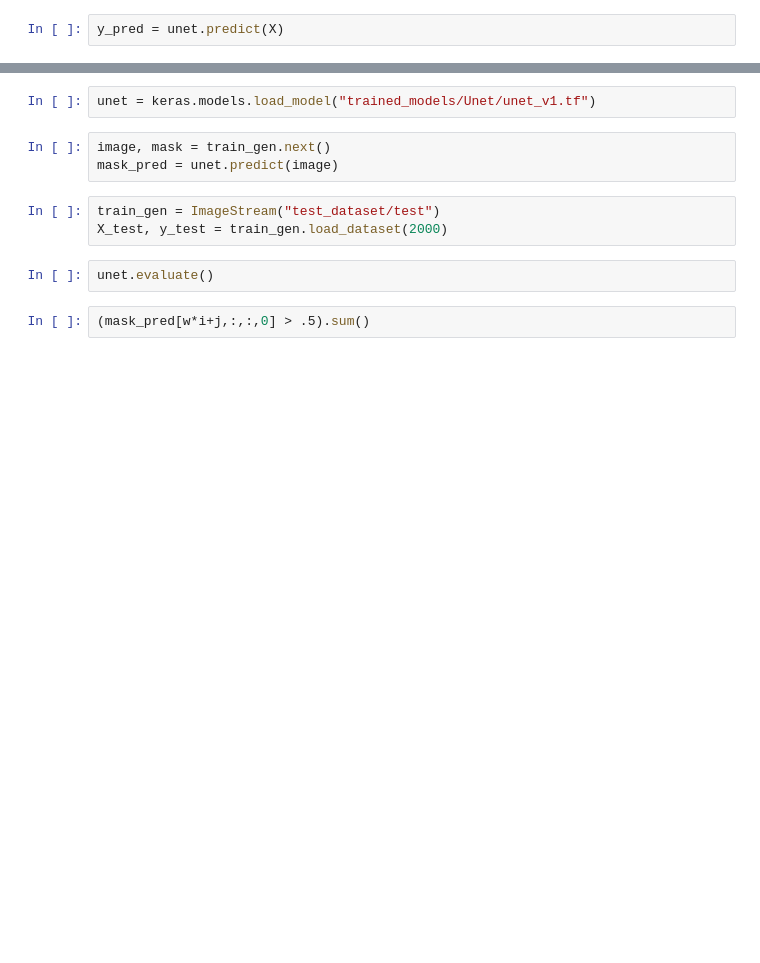
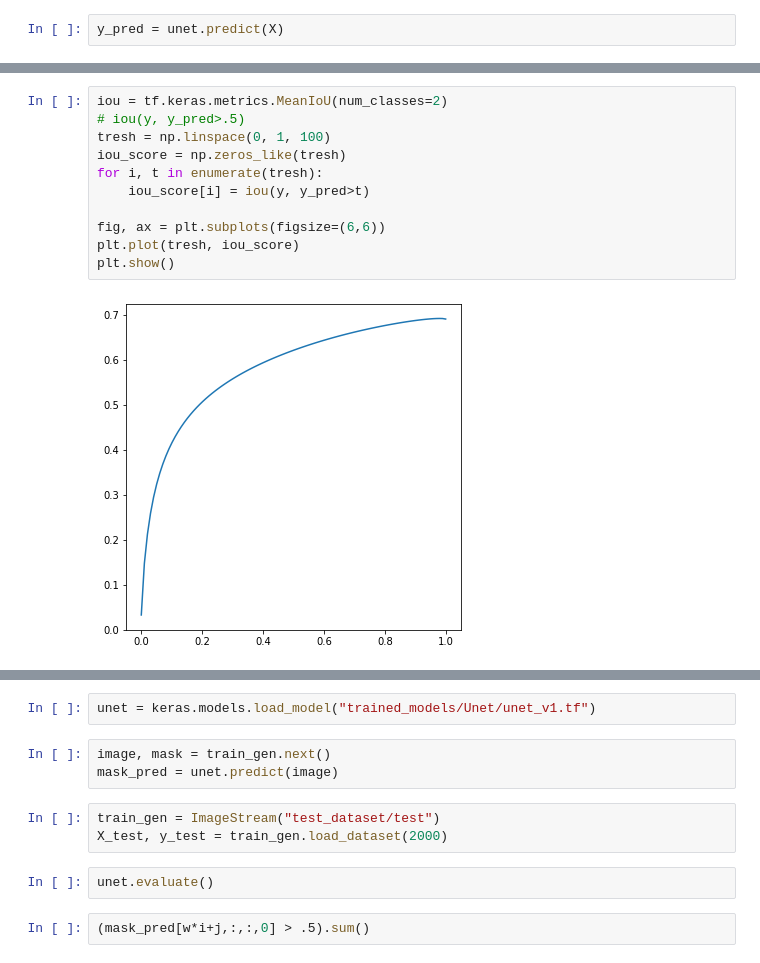
Before and after one commit to A-Stangeland/SolarDetection, a Jupyter notebook: unet_model.ipynb, the cells around one changed output, grey strips where cells are left out. Saved outputs shown, nothing was run; the diff lists cells and outputs as text; blank space fills up the shorter version.

```diff
--- a/unet_model.ipynb
+++ b/unet_model.ipynb
@@ -87,3 +151,16 @@ y_pred.shape
+# %%
+iou = tf.keras.metrics.MeanIoU(num_classes=2)
+# iou(y, y_pred>.5)
+tresh = np.linspace(0, 1, 100)
+iou_score = np.zeros_like(tresh)
+for i, t in enumerate(tresh):
+    iou_score[i] = iou(y, y_pred>t)
+
+fig, ax = plt.subplots(figsize=(6,6))
+plt.plot(tresh, iou_score)
+plt.show()
+# %% [output]
+[figure, added]
 # %%
 w, h = 4, 4
 fig, ax = plt.subplots(h, w, figsize=(12,12))
```
Also changed, not shown: parts of 13 cells of this notebook.
